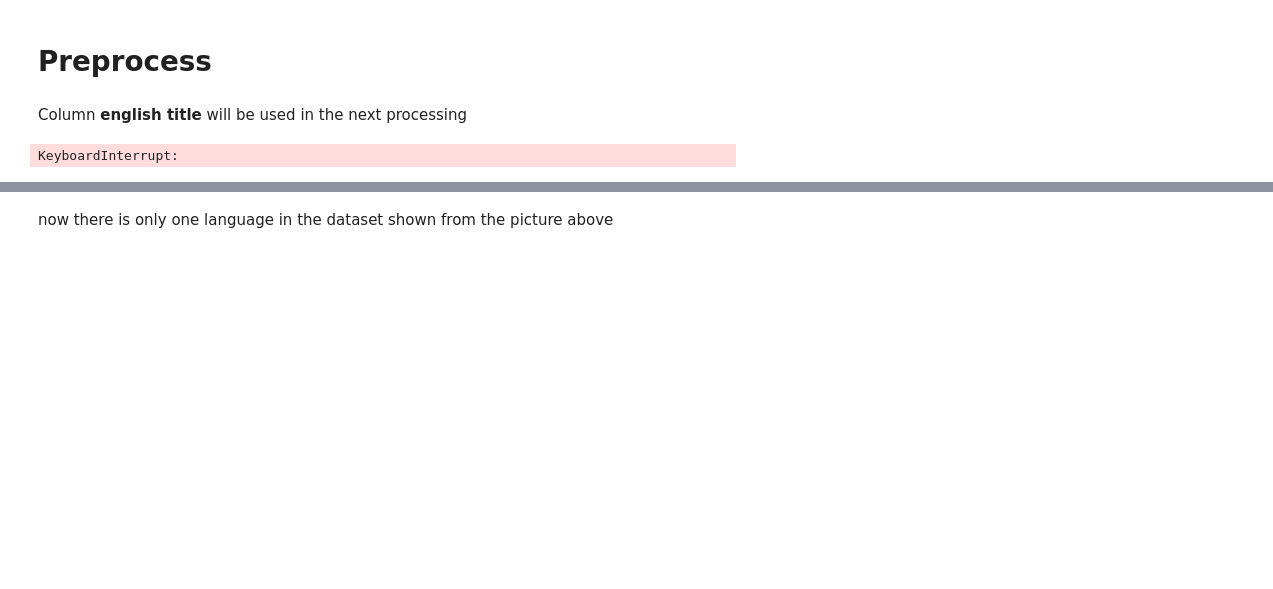
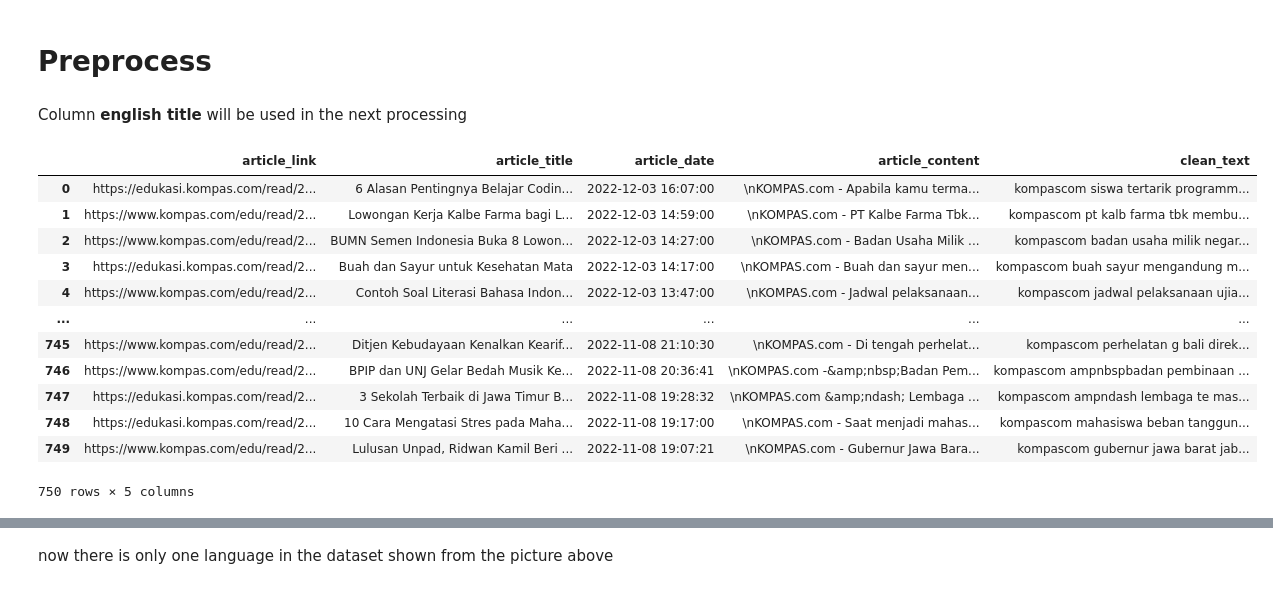
Before and after one commit to m-fariz-a/teks_clustering, a Jupyter notebook: 2_data_processing.ipynb, the cells around one changed output, grey strips where cells are left out. Cells and saved outputs as stored; diff of their text form; code cells hidden in the pictures; blank space fills up the shorter version.

```diff
--- a/2_data_processing.ipynb
+++ b/2_data_processing.ipynb
@@ -169,14 +99,26 @@ stopword_list = stopwords.words('english') + ['linux']
 # %%
 df_preprocess = df_scrapping.copy()
 
 # remove nonalphabetic data
-df_preprocess['clean_title'] = StringOperation.remove_nonalphabet(df_preprocess['title'])
+df_preprocess['clean_text'] = StringOperation.remove_nonalphabet(df_preprocess['article_content'])
 # remove stopwords
-df_preprocess['clean_title'] = StringOperation.remove_stopwords(df_preprocess['clean_title'], )
+df_preprocess['clean_text'] = StringOperation.remove_stopwords(df_preprocess['clean_text'], stopword_list)
 # word stemming
-df_preprocess['clean_title'] = StringOperation.word_stemming(df_preprocess['clean_title'])
+df_preprocess['clean_text'] = StringOperation.word_stemming(df_preprocess['clean_text'])
 
 display(df_preprocess)
 # %% [output]
+|  | article_link | article_title | article_date | article_content | clean_text |
+| 0 | https://edukasi.kompas.com/read/2... | 6 Alasan Pentingnya Belajar Codin... | 2022-12-03 16:07:00 | \nKOMPAS.com - Apabila kamu terma... | kompascom siswa tertarik programm... |
+| 1 | https://www.kompas.com/edu/read/2... | Lowongan Kerja Kalbe Farma bagi L... | 2022-12-03 14:59:00 | \nKOMPAS.com - PT Kalbe Farma Tbk... | kompascom pt kalb farma tbk membu... |
+| 2 | https://www.kompas.com/edu/read/2... | BUMN Semen Indonesia Buka 8 Lowon... | 2022-12-03 14:27:00 | \nKOMPAS.com - Badan Usaha Milik ... | kompascom badan usaha milik negar... |
+| 3 | https://edukasi.kompas.com/read/2... | Buah dan Sayur untuk Kesehatan Mata | 2022-12-03 14:17:00 | \nKOMPAS.com - Buah dan sayur men... | kompascom buah sayur mengandung m... |
+| 4 | https://www.kompas.com/edu/read/2... | Contoh Soal Literasi Bahasa Indon... | 2022-12-03 13:47:00 | \nKOMPAS.com - Jadwal pelaksanaan... | kompascom jadwal pelaksanaan ujia... |
+| ... | ... | ... | ... | ... | ... |
+| 745 | https://www.kompas.com/edu/read/2... | Ditjen Kebudayaan Kenalkan Kearif... | 2022-11-08 21:10:30 | \nKOMPAS.com - Di tengah perhelat... | kompascom perhelatan g bali direk... |
+| 746 | https://www.kompas.com/edu/read/2... | BPIP dan UNJ Gelar Bedah Musik Ke... | 2022-11-08 20:36:41 | \nKOMPAS.com -&amp;nbsp;Badan Pem... | kompascom ampnbspbadan pembinaan ... |
+| 747 | https://edukasi.kompas.com/read/2... | 3 Sekolah Terbaik di Jawa Timur B... | 2022-11-08 19:28:32 | \nKOMPAS.com &amp;ndash; Lembaga ... | kompascom ampndash lembaga te mas... |
+| 748 | https://edukasi.kompas.com/read/2... | 10 Cara Mengatasi Stres pada Maha... | 2022-11-08 19:17:00 | \nKOMPAS.com - Saat menjadi mahas... | kompascom mahasiswa beban tanggun... |
+| 749 | https://www.kompas.com/edu/read/2... | Lulusan Unpad, Ridwan Kamil Beri ... | 2022-11-08 19:07:21 | \nKOMPAS.com - Gubernur Jawa Bara... | kompascom gubernur jawa barat jab... |
-KeyboardInterrupt:
+750 rows × 5 columns
 # %%
```
Also changed, not shown: parts of 9 cells of this notebook, 1 other file.
